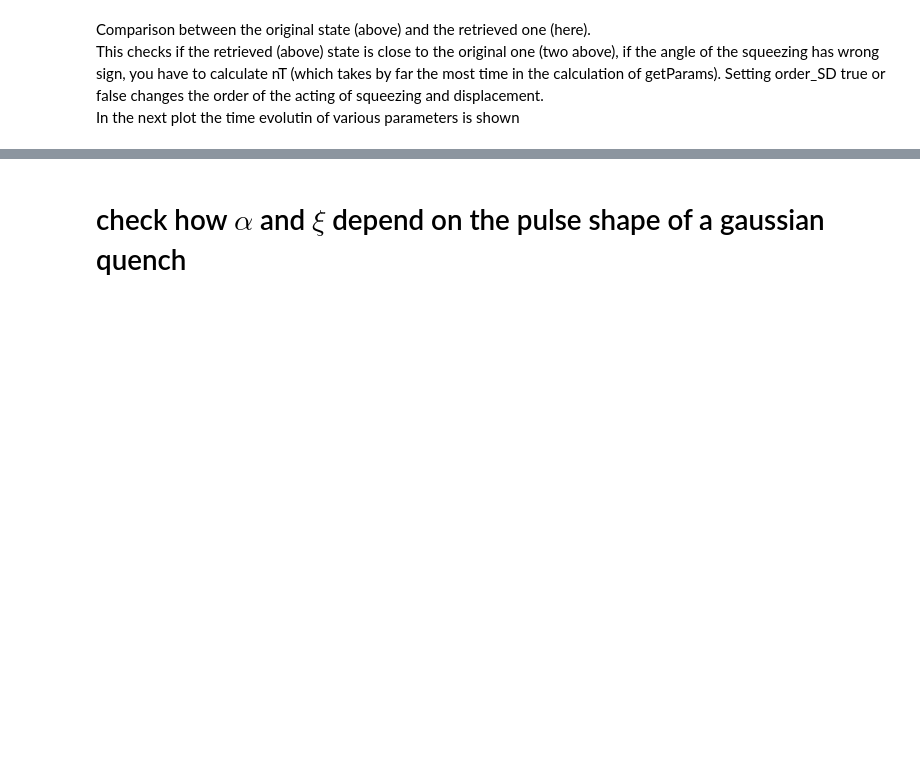
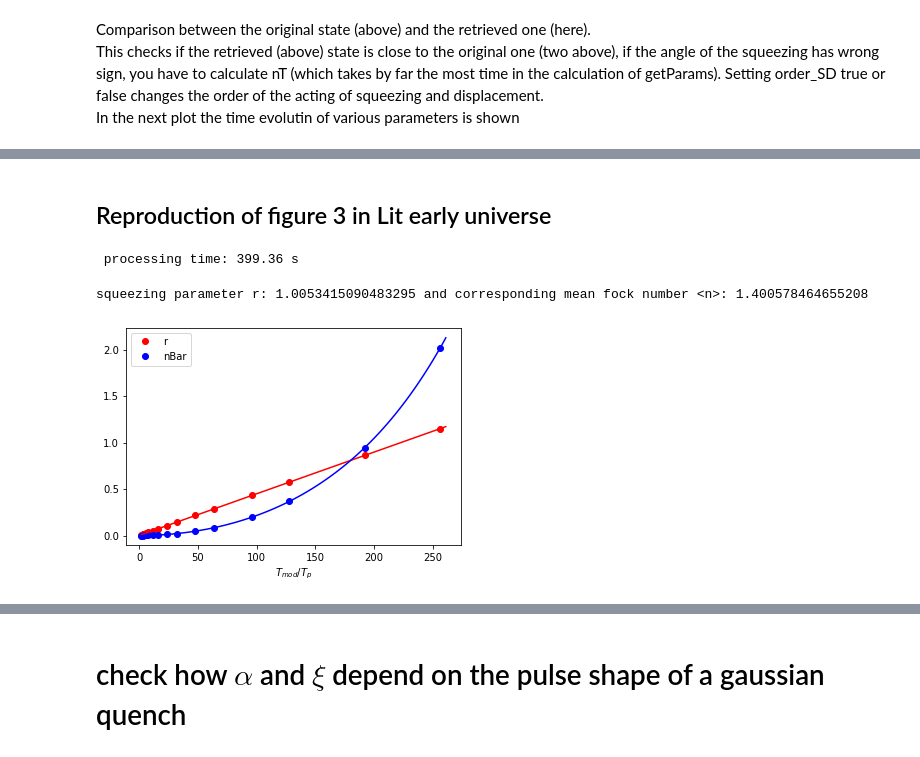
Before and after one commit to R-Thomm/Robin-Master, a Jupyter notebook: squeezed.ipynb, the cells around one changed output, grey strips where cells are left out. Drawn from its saved outputs; the diff is of its cells as text; code cells hidden in the pictures; blank space fills up the shorter version.

```diff
--- a/squeezed.ipynb
+++ b/squeezed.ipynb
@@ -413,0 +397,70 @@ argsQ
+# %% [markdown]
+## Reproduction of figure 3 in Lit early universe
+# %%
+timesP = np.linspace(-0.1,50, 1000)
+w0p = 2*np.pi*2.8
+T = 1/2.8
+psi0p = fock_dm(n)
+argsP = {'n': n,
+         'omega': wQP,
+         'w0': w0p,
+         'dwQ': 0,
+         'dtQ': 0.18,
+         'dwP': 2*np.pi * 0.008,
+         'dtP': 224 * 2*np.pi/(2*w0p),
+         'delay': 0,
+         'f0': 0.002/(9)}
+# %%
+# opt = Options()
+
+t1 = time.time()
+paramsList = []
+
+n_steps = 15
+for i in range(n_steps):
+    if i % 2 == 0:
+        argsP['dtP'] = 2*2**(i/2) * 2*np.pi/(2*w0p)
+    else:
+        argsP['dtP'] = 3*2**((i-1)/2) * 2*np.pi/(2*w0p)
+
+    timesP = np.linspace(-0.1, argsP['dtP'] + 2*T, 300)
+
+    # do the time evolution
+    res = eval_H_QP(psi0p, timesP, argsP, options=opt)
+    opt.rhs_reuse = True # speed things up after first time evolution
+    opt.nsteps = 5000
+
+    # get parameters
+    alpha, xi, nBar, nT = getParams(res.states[-1], calculate_nT = False)
+    paramsList.append([argsP['dtP'] * 2*w0p/(2*np.pi), np.abs(alpha), np.abs(xi), nBar])
+#     print(argsP['dtP'] / (2*np.pi/(2*w0p)))
+
+    print('\r', "Progress:", round(100*(i)/n_steps), "%", end = '')
+
+print('\r', "processing time:", round(100*(time.time()-t1))/100, "s")
+# %% [output]
+ processing time: 399.36 s
+# %%
+xlist = [a[0] for a in paramsList]
+rlist = [a[2] for a in paramsList]
+nlist = [a[3] for a in paramsList]
+xFkt = np.linspace(xlist[0], xlist[-1]+5, 100)
+
+def fitFktLin(x, a, b):
+    return(a*x + b)
+
+params_r, params_r_err = optimize.curve_fit(fitFktLin, xlist, rlist, p0 = [1, 0]) # do the fit for r
+
+rPaper = fitFktLin(224, params_r[0], params_r[1])
+print("squeezing parameter r:", rPaper,"and corresponding mean fock number <n>:", np.sinh(rPaper)**2)
+
+plt.plot(xlist, rlist, 'ro', label=r'r')
+plt.plot(xlist, nlist, 'bo', label=r'nBar')
+plt.plot(xFkt, [fitFktLin(i, params_r[0], params_r[1]) for i in xFkt], 'r-')
+plt.plot(xFkt, [np.sinh(fitFktLin(i, params_r[0], params_r[1]))**2 for i in xFkt], 'b-')
+plt.xlabel(r'$T_{mod} / T_p$')
+plt.legend()
+plt.show()
+# %% [output]
+squeezing parameter r: 1.0053415090483295 and corresponding mean fock number <n>: 1.400578464655208
+[figure, added]
```
Also changed, not shown: parts of 8 cells of this notebook, 5 other files.
